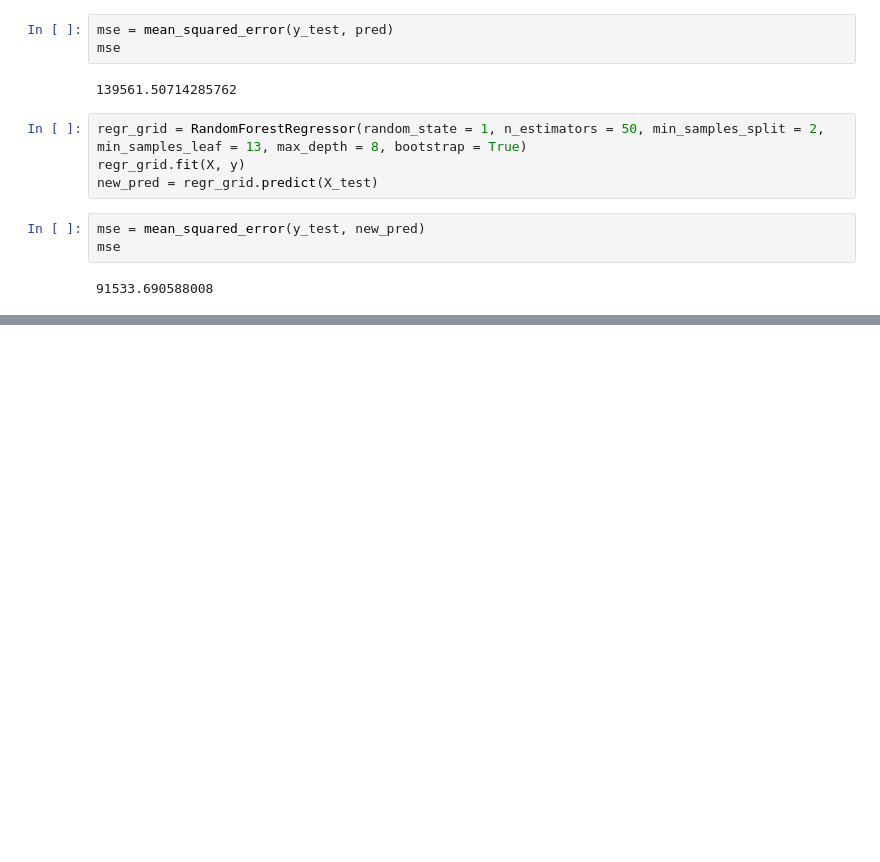
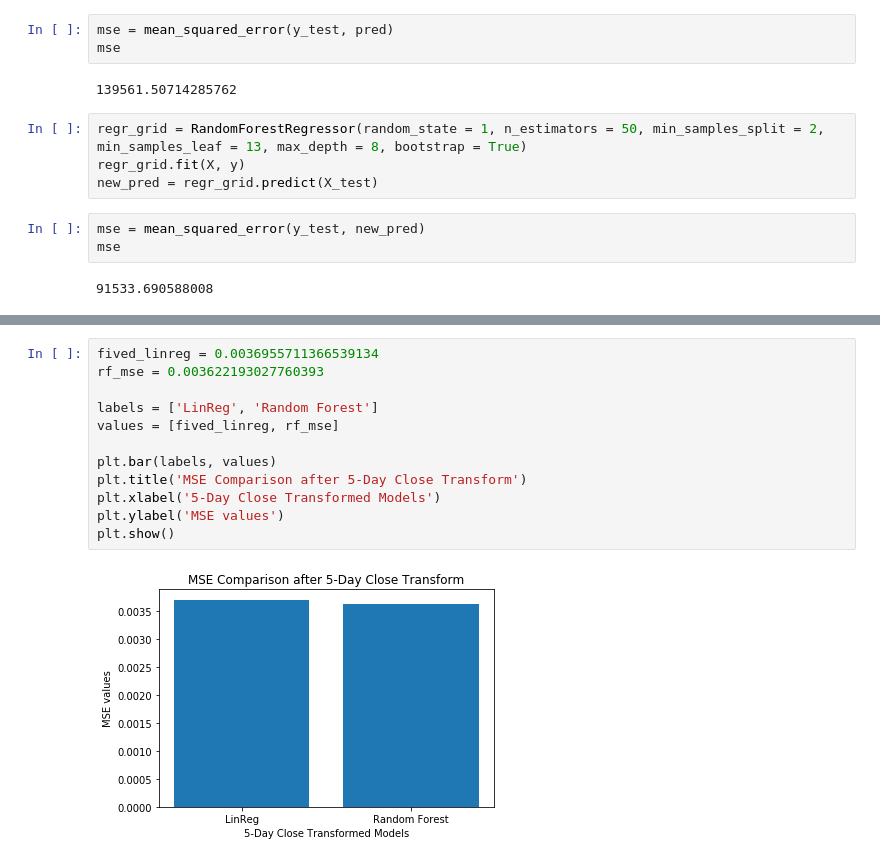
Before and after one commit to COGS118A/Group023-Wi23, a Jupyter notebook: PreliminaryRFR.ipynb, the cells around one changed output, grey strips where cells are left out. Saved outputs shown, nothing was run; the diff lists cells and outputs as text; blank space fills up the shorter version.

```diff
--- a/PreliminaryRFR.ipynb
+++ b/PreliminaryRFR.ipynb
@@ -89,0 +104,14 @@ mse
+# %%
+fived_linreg = 0.0036955711366539134
+rf_mse = 0.003622193027760393
+
+labels = ['LinReg', 'Random Forest']
+values = [fived_linreg, rf_mse]
+
+plt.bar(labels, values)
+plt.title('MSE Comparison after 5-Day Close Transform')
+plt.xlabel('5-Day Close Transformed Models')
+plt.ylabel('MSE values')
+plt.show()
+# %% [output]
+[figure, added]
```
Also changed, not shown: parts of 1 cell of this notebook, 2 other files.
